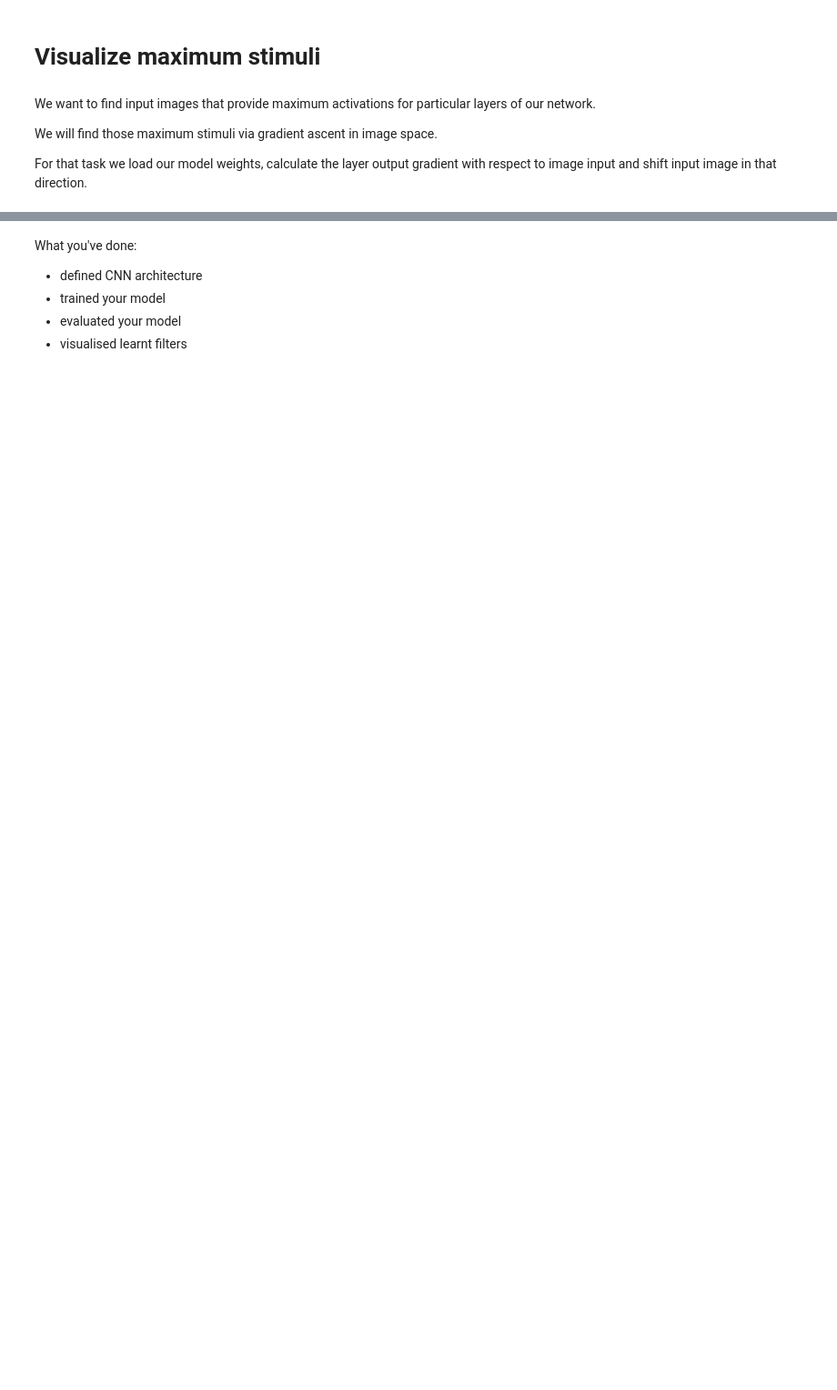
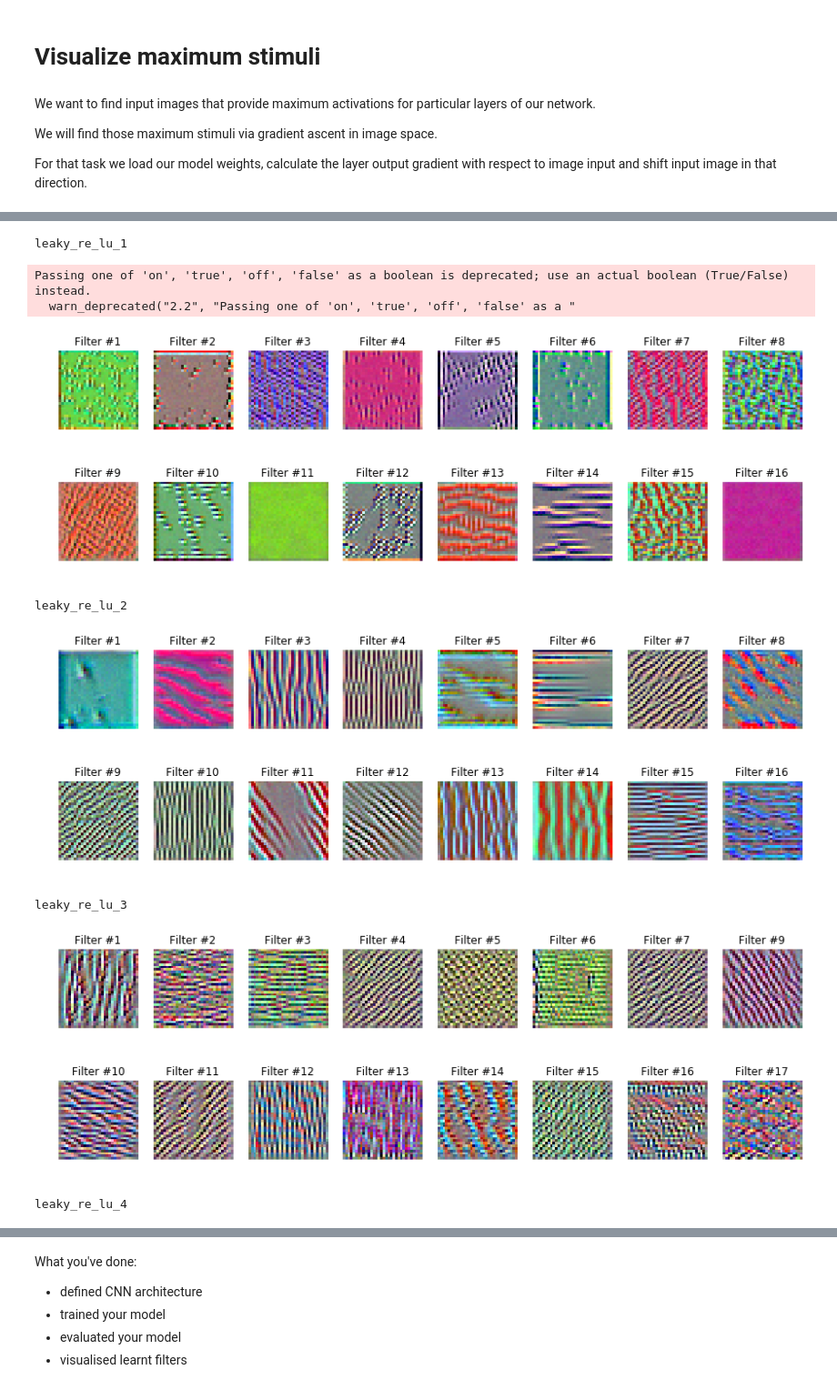
Before and after one commit to emolinaro/TensorFlow-Lectures, a Jupyter notebook: lecture-02.ipynb, the cells around one changed output, grey strips where cells are left out. Shown: that part at 91% size. Drawn from its saved outputs; the diff is of its cells as text; code cells hidden in the pictures; blank space fills up the shorter version.

```diff
--- a/lecture-02.ipynb
+++ b/lecture-02.ipynb
@@ -331,12 +407,22 @@ def plot_filters_stimuli(layer_name, is_conv, model, iterations=20, step=1., ver
 # %%
 # maximum stimuli for convolutional neurons
 conv_activation_layers = []
 for layer in model.layers:
     if isinstance(layer, LeakyReLU):
-        prev_layer = layer.inbound_nodes[0].inbound_layers[0]
+        prev_layer = layer._inbound_nodes[0].inbound_layers[0]
         if isinstance(prev_layer, Conv2D):
             conv_activation_layers.append(layer)
 
 for layer in conv_activation_layers:
     print(layer.name)
     plot_filters_stimuli(layer_name=layer.name, is_conv=True, model=model)
+# %% [output]
+leaky_re_lu_1
+Passing one of 'on', 'true', 'off', 'false' as a boolean is deprecated; use an actual boolean (True/False) instead.
+  warn_deprecated("2.2", "Passing one of 'on', 'true', 'off', 'false' as a "
+[figure, added]
+leaky_re_lu_2
+[figure, added]
+leaky_re_lu_3
+[figure, added]
+leaky_re_lu_4
```
Also changed, not shown: parts of 12 cells of this notebook, 1 other file.
